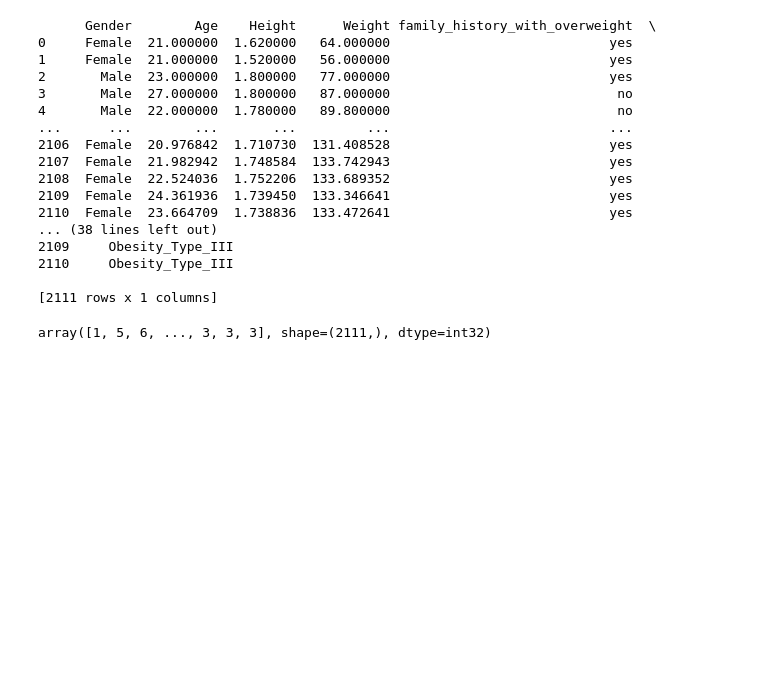
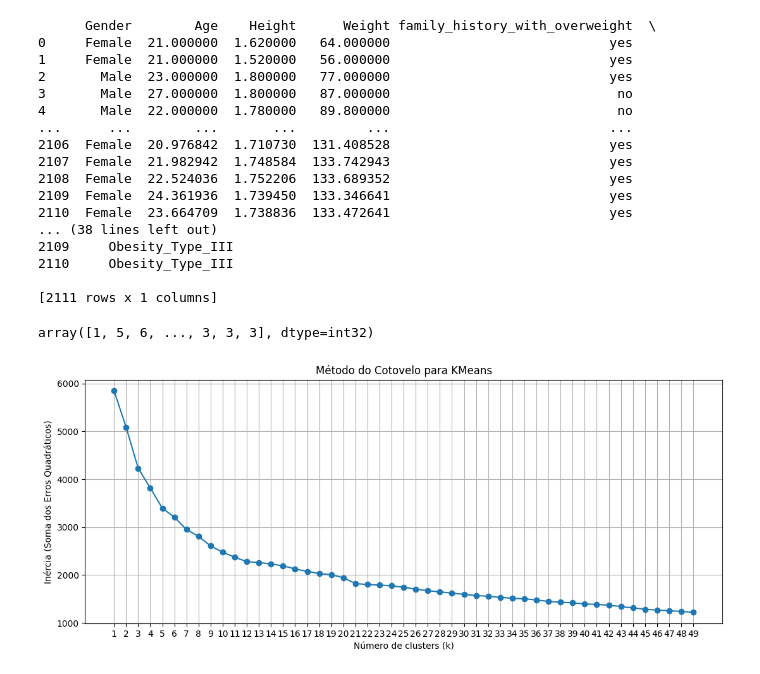
Before and after one commit to isadoravrx/k_means, a Jupyter notebook: exploratory.ipynb, the cells around one changed output. Saved outputs shown, nothing was run; the diff lists cells and outputs as text; code cells hidden in the pictures; blank space fills up the shorter version.

Commit message:
add plot of elbow method

```diff
--- a/exploratory.ipynb
+++ b/exploratory.ipynb
@@ -31,15 +34,40 @@ print(y)
 [2111 rows x 1 columns]
 # %%
 columns_cat = ['Gender', 'family_history_with_overweight', 'FAVC', 'CAEC', 'SMOKE', 'SCC' , 'CALC', 'MTRANS']
-columns_num = X.columns.difference(columns_cat)
+columns_num = X.columns.difference(columns_cat).difference(['NObeyesdad'])
 
 
-tranformer = CompositeTranformer( numeric_features=columns_num, categorical_features=columns_cat)
+tranformer_x = CompositeTranformer( numeric_features=columns_num, categorical_features=columns_cat)
 
-X = tranformer.transform(X)
+X = tranformer_x.transform(X)
+
+
+transformer_y = CompositeTranformer(numeric_features=[], categorical_features=['NObeyesdad'])
+y = transformer_y.transform(y)
 # %%
 kmeans = KMeans(n_clusters=7, random_state=0, n_init="auto")
 kmeans.fit(X)
 kmeans.labels_
 # %% [output]
-array([1, 5, 6, ..., 3, 3, 3], shape=(2111,), dtype=int32)
+array([1, 5, 6, ..., 3, 3, 3], dtype=int32)
+# %%
+
+inertias = []
+K_range = range(1, 50)
+
+for k in K_range:
+  kmeans = KMeans(n_clusters=k, random_state=0, n_init="auto")
+  kmeans.fit(X)
+  inertias.append(kmeans.inertia_)
+
+# Plot do cotovelo
+plt.figure(figsize=(13, 5))
+plt.plot(K_range, inertias, marker='o')
+plt.xlabel('Número de clusters (k)')
+plt.ylabel('Inércia (Soma dos Erros Quadráticos)')
+plt.title('Método do Cotovelo para KMeans')
+plt.xticks(K_range)
+plt.grid(True)
+plt.show()
+# %% [output]
+[figure, added]
```
Also changed, not shown: parts of 1 cell of this notebook, 6 other files.
